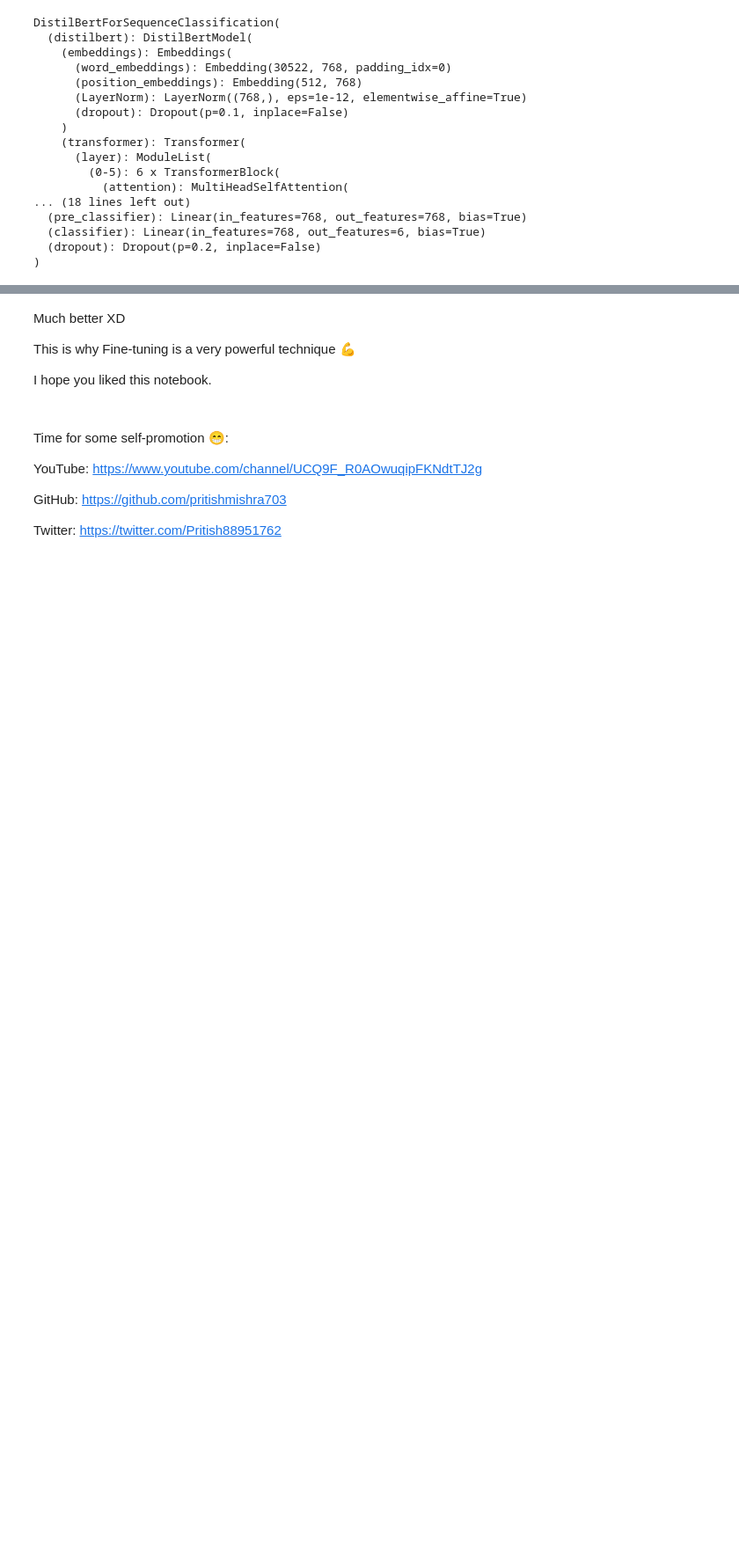
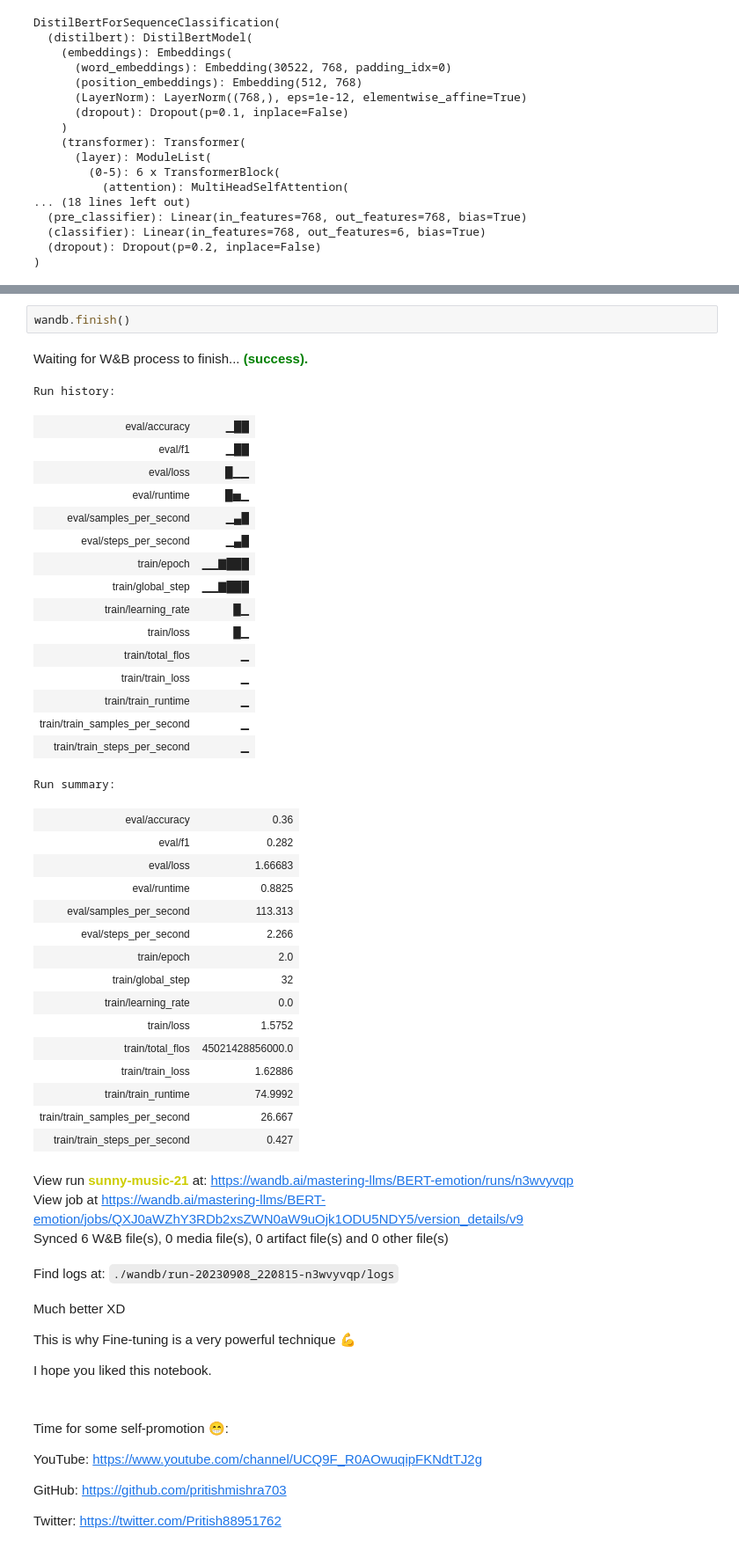
Before and after one commit to RoundtableML/Mastering-LLMs, a Jupyter notebook: Week 03 Fine-tuning BERT for text classification/Fine-tuning DistilBERT for text classification with the Emotion dataset.ipynb, the cells around one changed output, grey strips where cells are left out. Shown at 88% size. Saved outputs shown, nothing was run; the diff lists cells and outputs as text; blank space fills up the shorter version.

```diff
--- a/Week 03 Fine-tuning BERT for text classification/Fine-tuning DistilBERT for text classification with the Emotion dataset.ipynb
+++ b/Week 03 Fine-tuning BERT for text classification/Fine-tuning DistilBERT for text classification with the Emotion dataset.ipynb
@@ -790,3 +879,43 @@ y_preds
+# %%
+wandb.finish()
+# %% [output]
+Waiting for W&B process to finish... (success).
+Run history:
+| eval/accuracy | ▁██ |
+| eval/f1 | ▁██ |
+| eval/loss | █▁▁ |
+| eval/runtime | █▅▁ |
+| eval/samples_per_second | ▁▄█ |
+| eval/steps_per_second | ▁▄█ |
+| train/epoch | ▁▁▇███ |
+| train/global_step | ▁▁▇███ |
+| train/learning_rate | █▁ |
+| train/loss | █▁ |
+| train/total_flos | ▁ |
+| train/train_loss | ▁ |
+| train/train_runtime | ▁ |
+| train/train_samples_per_second | ▁ |
+| train/train_steps_per_second | ▁ |
+Run summary:
+| eval/accuracy | 0.36 |
+| eval/f1 | 0.282 |
+| eval/loss | 1.66683 |
+| eval/runtime | 0.8825 |
+| eval/samples_per_second | 113.313 |
+| eval/steps_per_second | 2.266 |
+| train/epoch | 2.0 |
+| train/global_step | 32 |
+| train/learning_rate | 0.0 |
+| train/loss | 1.5752 |
+| train/total_flos | 45021428856000.0 |
+| train/train_loss | 1.62886 |
+| train/train_runtime | 74.9992 |
+| train/train_samples_per_second | 26.667 |
+| train/train_steps_per_second | 0.427 |
+View run sunny-music-21 at: https://wandb.ai/mastering-llms/BERT-emotion/runs/n3wvyvqp
+View job at https://wandb.ai/mastering-llms/BERT-emotion/jobs/QXJ0aWZhY3RDb2xsZWN0aW9uOjk1ODU5NDY5/version_details/v9
+Synced 6 W&B file(s), 0 media file(s), 0 artifact file(s) and 0 other file(s)
+Find logs at: ./wandb/run-20230908_220815-n3wvyvqp/logs
 # %% [markdown]
 Much better XD
 
```
Also changed, not shown: parts of 38 cells of this notebook.
